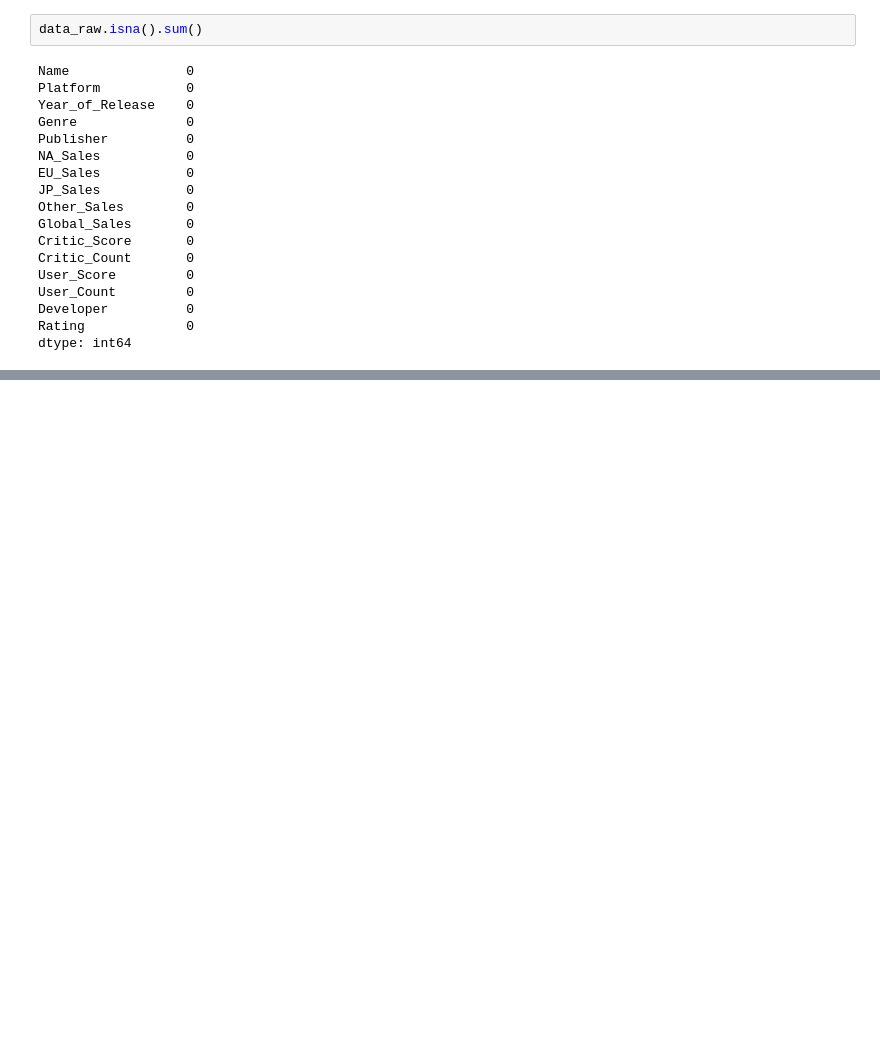
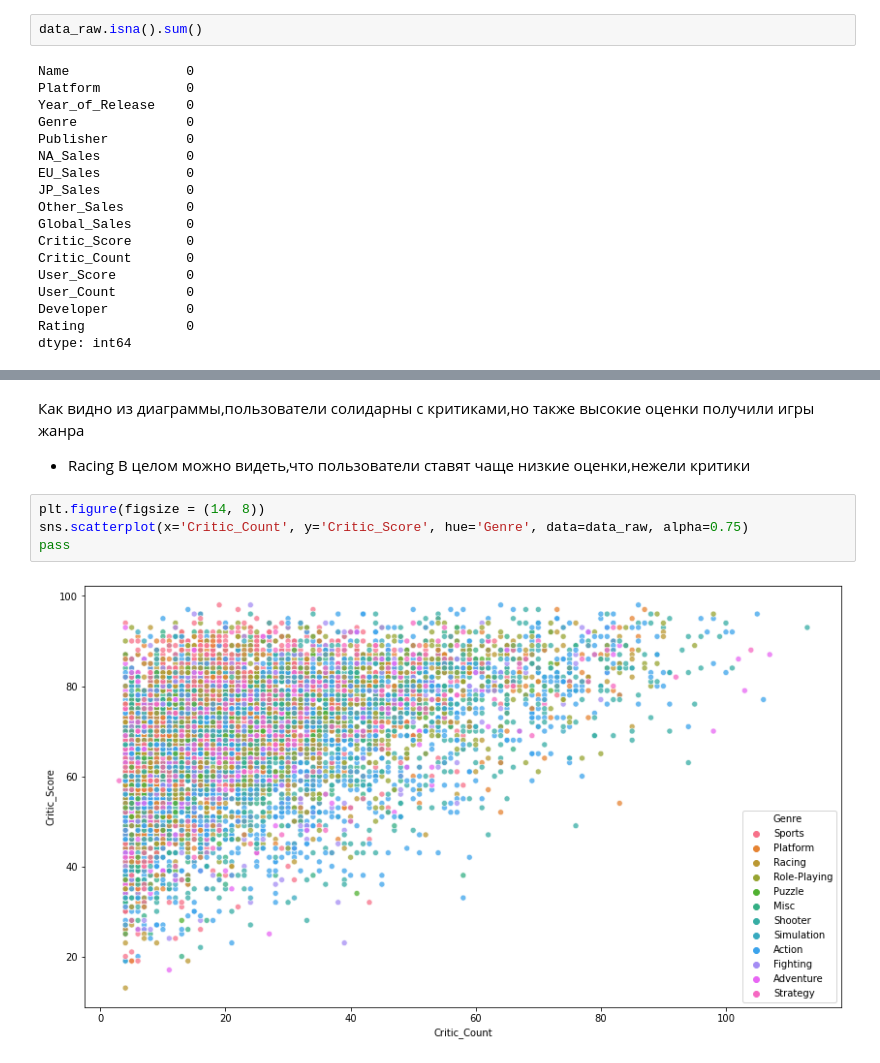
Before and after one commit to Romka678/Machine_Learning, a Jupyter notebook: Machine_Learning.ipynb, the cells around one changed output, grey strips where cells are left out. Saved outputs shown, nothing was run; the diff lists cells and outputs as text; blank space fills up the shorter version.

```diff
--- a/Machine_Learning.ipynb
+++ b/Machine_Learning.ipynb
@@ -385,0 +395,10 @@ dtype: int64
+# %% [markdown]
+Как видно из диаграммы,пользователи солидарны с критиками,но также высокие оценки получили игры жанра
+* Racing
+В целом можно видеть,что пользователи ставят чаще низкие оценки,нежели критики
+# %%
+plt.figure(figsize = (14, 8))
+sns.scatterplot(x='Critic_Count', y='Critic_Score', hue='Genre', data=data_raw, alpha=0.75)
+pass
+# %% [output]
+[figure, added]
```
Also changed, not shown: parts of 81 cells of this notebook.
